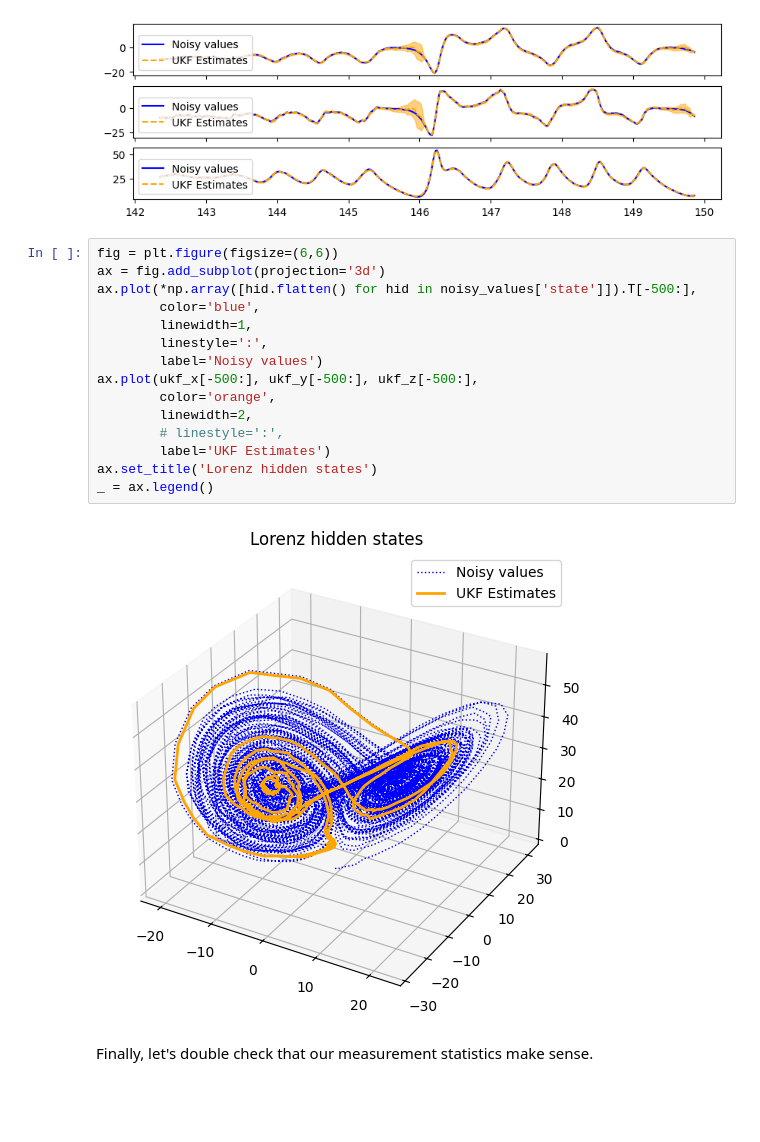
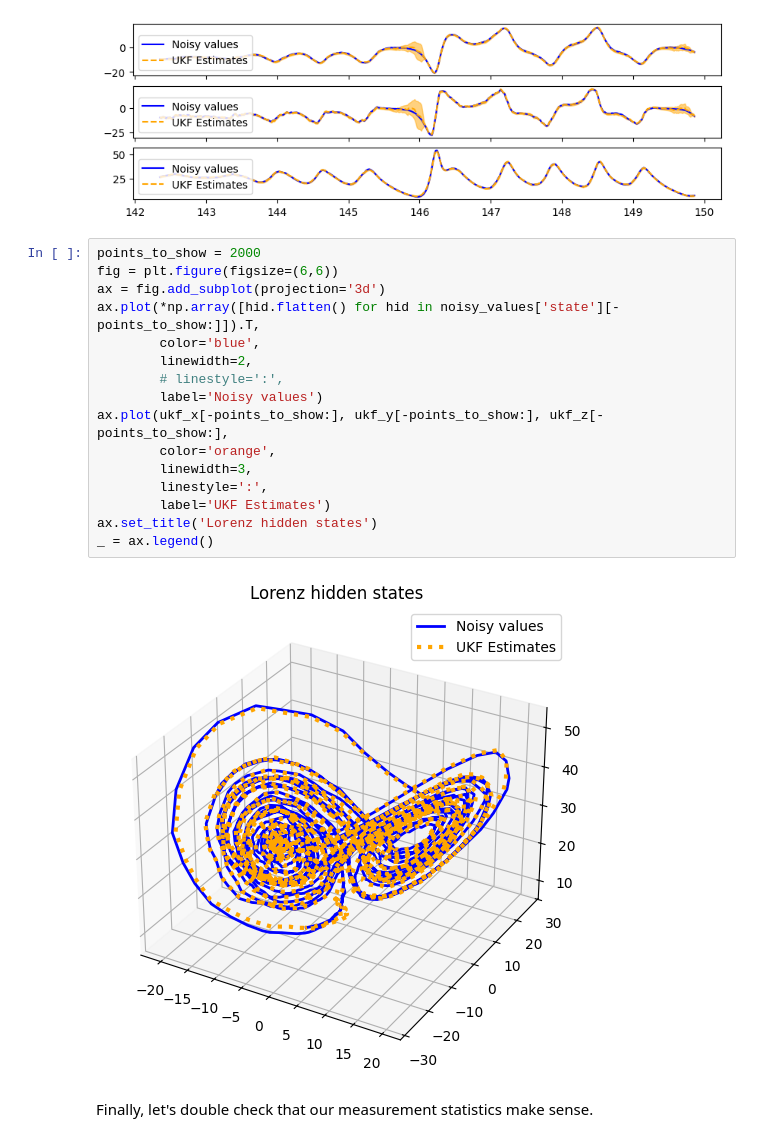
Before and after one commit to ROVI-org/auto-soh, a Jupyter notebook: notebooks/demonstrate_ukf.ipynb, the cells around one changed output. Drawn from its saved outputs; the diff is of its cells as text; blank space fills up the shorter version.

```diff
--- a/notebooks/demonstrate_ukf.ipynb
+++ b/notebooks/demonstrate_ukf.ipynb
@@ -509,22 +515,23 @@ for i in range(3):
 # %% [output]
 [figure]
 # %%
+points_to_show = 2000
 fig = plt.figure(figsize=(6,6))
 ax = fig.add_subplot(projection='3d')
-ax.plot(*np.array([hid.flatten() for hid in noisy_values['state']]).T[-500:],
+ax.plot(*np.array([hid.flatten() for hid in noisy_values['state'][-points_to_show:]]).T,
         color='blue',
-        linewidth=1,
-        linestyle=':',
-        label='Noisy values')
-ax.plot(ukf_x[-500:], ukf_y[-500:], ukf_z[-500:],
-        color='orange',
         linewidth=2,
         # linestyle=':',
+        label='Noisy values')
+ax.plot(ukf_x[-points_to_show:], ukf_y[-points_to_show:], ukf_z[-points_to_show:],
+        color='orange',
+        linewidth=3,
+        linestyle=':',
         label='UKF Estimates')
 ax.set_title('Lorenz hidden states')
 _ = ax.legend()
 # %% [output]
-[figure, old version]
+[figure, new version]
 # %% [markdown]
 Finally, let's double check that our measurement statistics make sense.
 # %%
```
Also changed, not shown: parts of 4 cells of this notebook, 1 other file.
